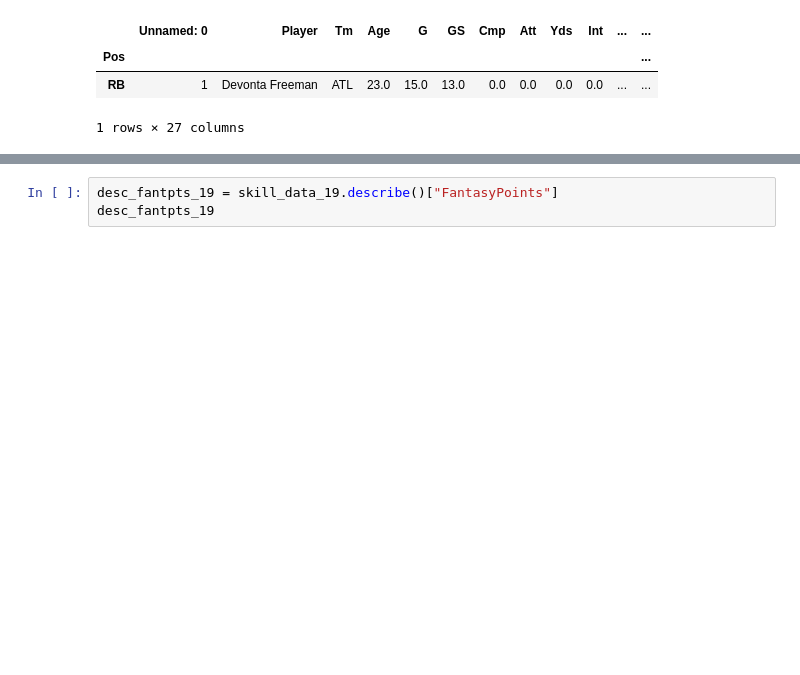
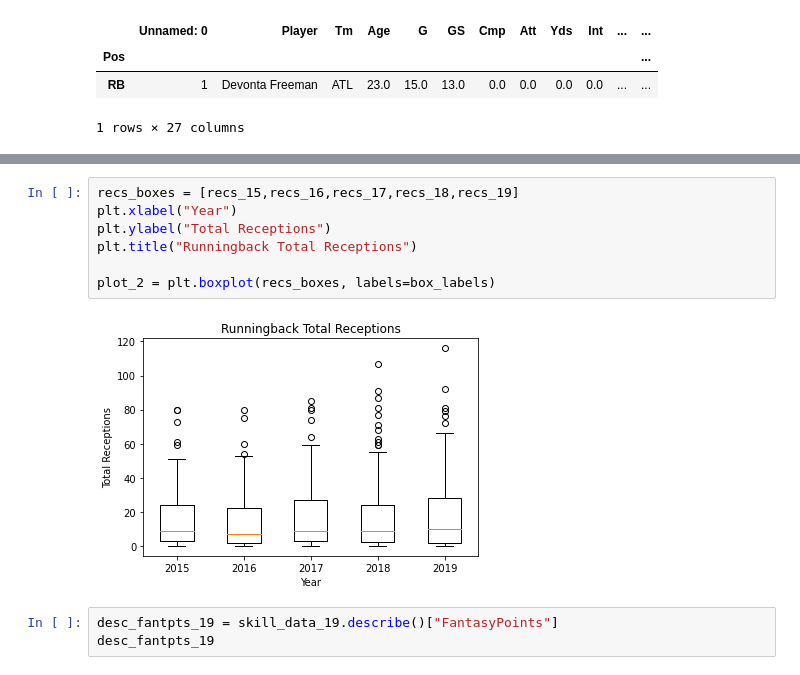
Before and after one commit to tiffanyharris711/pandasy-football, a Jupyter notebook: TomWork.ipynb, the cells around one changed output, grey strips where cells are left out. Drawn from its saved outputs; the diff is of its cells as text; blank space fills up the shorter version.

```diff
--- a/TomWork.ipynb
+++ b/TomWork.ipynb
@@ -138,3 +194,12 @@ plt.show()
+# %%
+recs_boxes = [recs_15,recs_16,recs_17,recs_18,recs_19]
+plt.xlabel("Year")
+plt.ylabel("Total Receptions")
+plt.title("Runningback Total Receptions")
+
+plot_2 = plt.boxplot(recs_boxes, labels=box_labels)
+# %% [output]
+[figure, added]
 # %%
 desc_fantpts_19 = skill_data_19.describe()["FantasyPoints"]
 desc_fantpts_19
```
Also changed, not shown: parts of 15 cells of this notebook.
